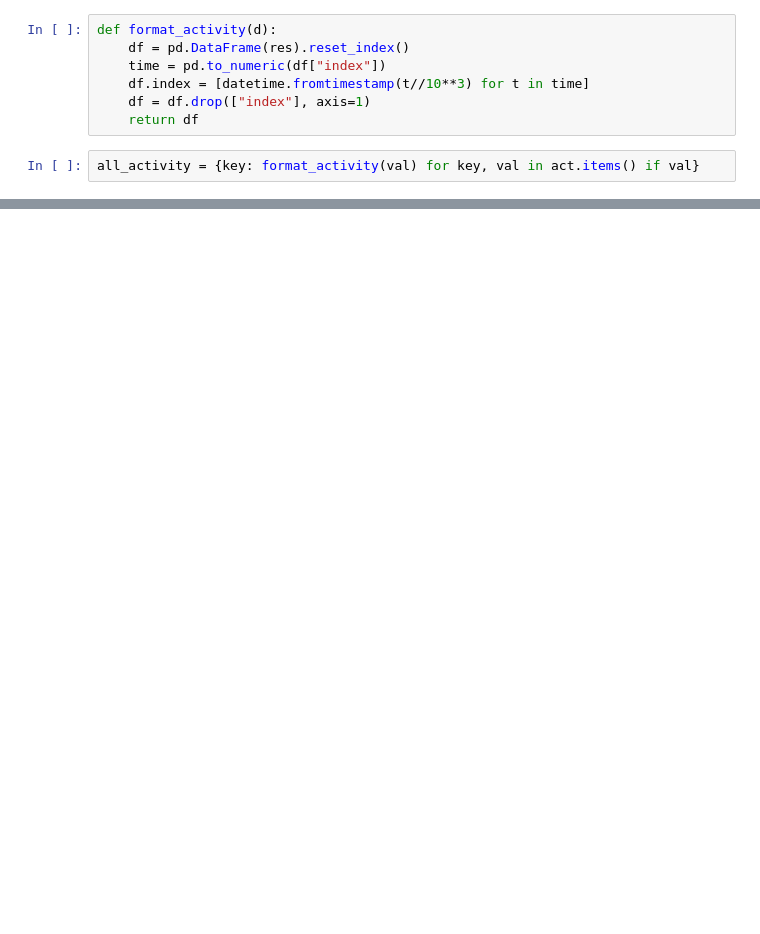
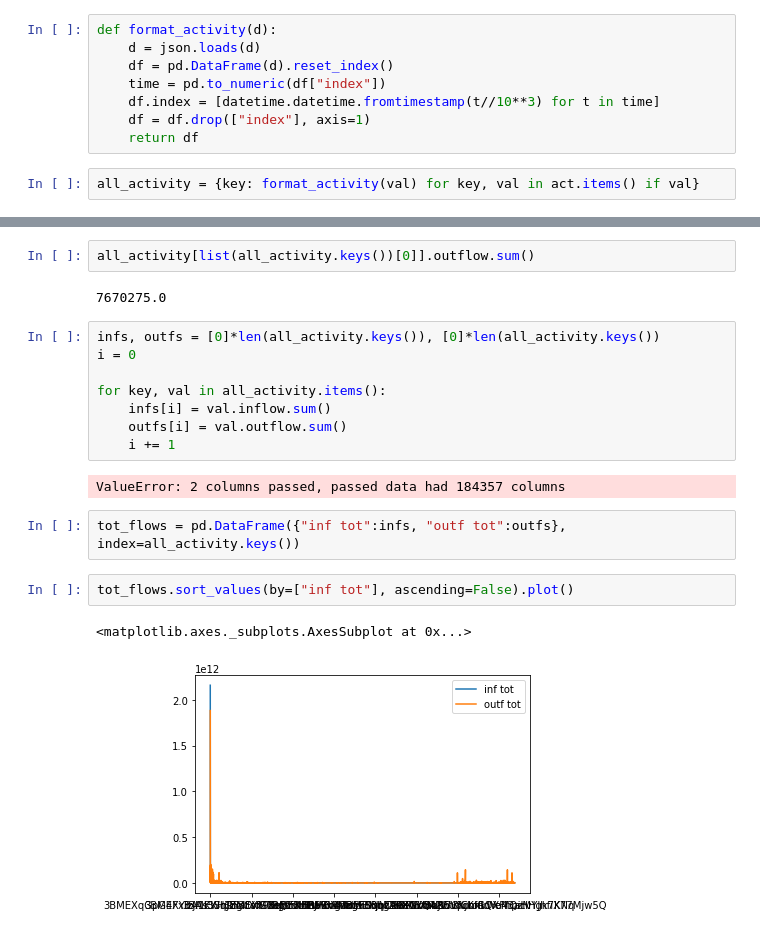
Before and after one commit to amberdata/evan-blog-posts, a Jupyter notebook: notebooks/1.0-ea-analysis.ipynb, the cells around one changed output, grey strips where cells are left out. Cells and saved outputs as stored; diff of their text form; blank space fills up the shorter version.

```diff
--- a/notebooks/1.0-ea-analysis.ipynb
+++ b/notebooks/1.0-ea-analysis.ipynb
@@ -89,9 +215,10 @@ with open("../results/tot_activity.json", "r") as f:
 act = json.loads(inp)
 # %%
 def format_activity(d):
-    df = pd.DataFrame(res).reset_index()
+    d = json.loads(d)
+    df = pd.DataFrame(d).reset_index()
     time = pd.to_numeric(df["index"])
-    df.index = [datetime.fromtimestamp(t//10**3) for t in time]
+    df.index = [datetime.datetime.fromtimestamp(t//10**3) for t in time]
     df = df.drop(["index"], axis=1)
     return df
 # %%
@@ -118,0 +226,21 @@ all_activity
+# %%
+all_activity[list(all_activity.keys())[0]].outflow.sum()
+# %% [output]
+7670275.0
+# %%
+infs, outfs = [0]*len(all_activity.keys()), [0]*len(all_activity.keys())
+i = 0
+
+for key, val in all_activity.items():
+    infs[i] = val.inflow.sum()
+    outfs[i] = val.outflow.sum()
+    i += 1
+# %% [output]
+ValueError: 2 columns passed, passed data had 184357 columns
+# %%
+tot_flows = pd.DataFrame({"inf tot":infs, "outf tot":outfs}, index=all_activity.keys())
+# %%
+tot_flows.sort_values(by=["inf tot"], ascending=False).plot()
+# %% [output]
+<matplotlib.axes._subplots.AxesSubplot at 0x...>
+[figure, added]
```
Also changed, not shown: parts of 11 cells of this notebook, 1 other file.
